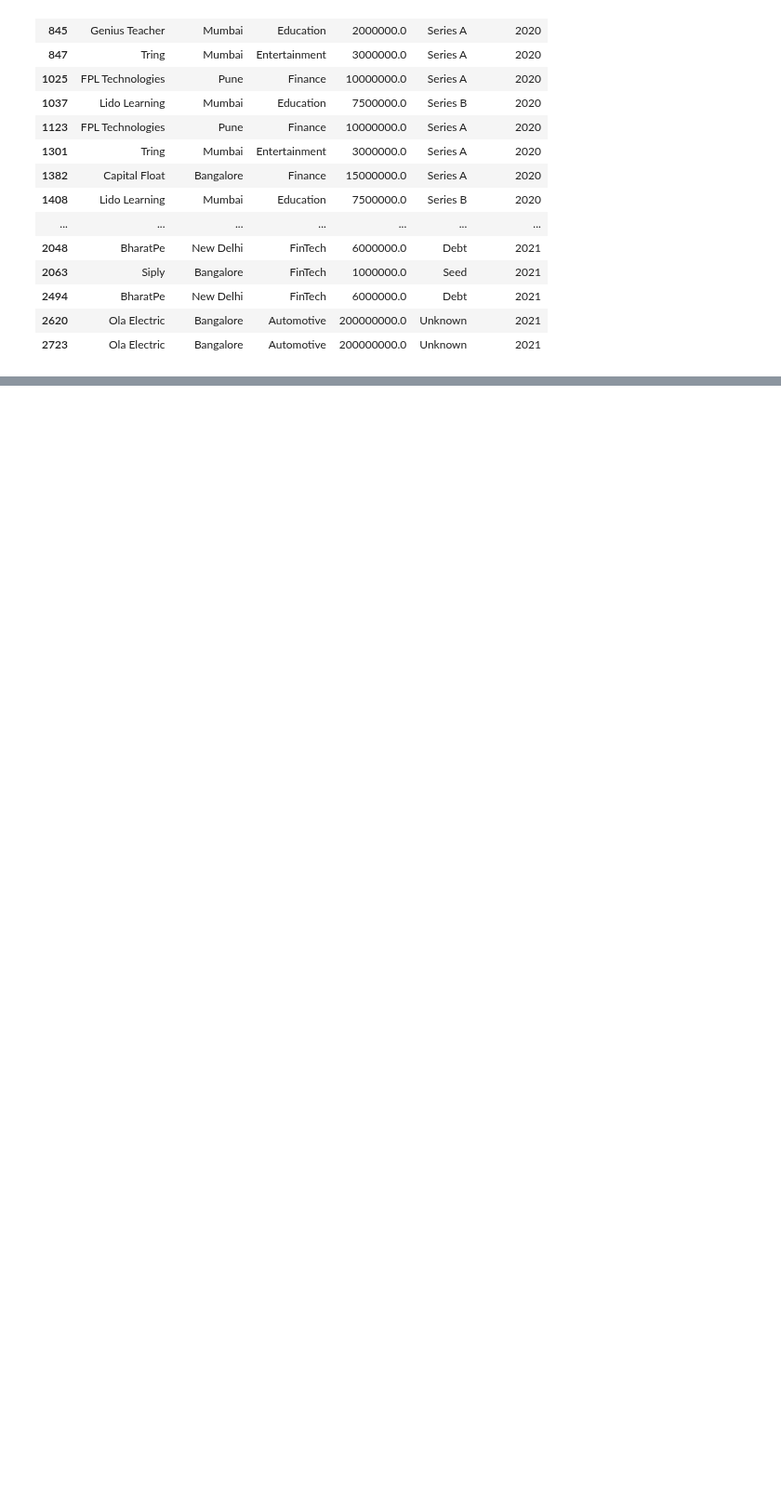
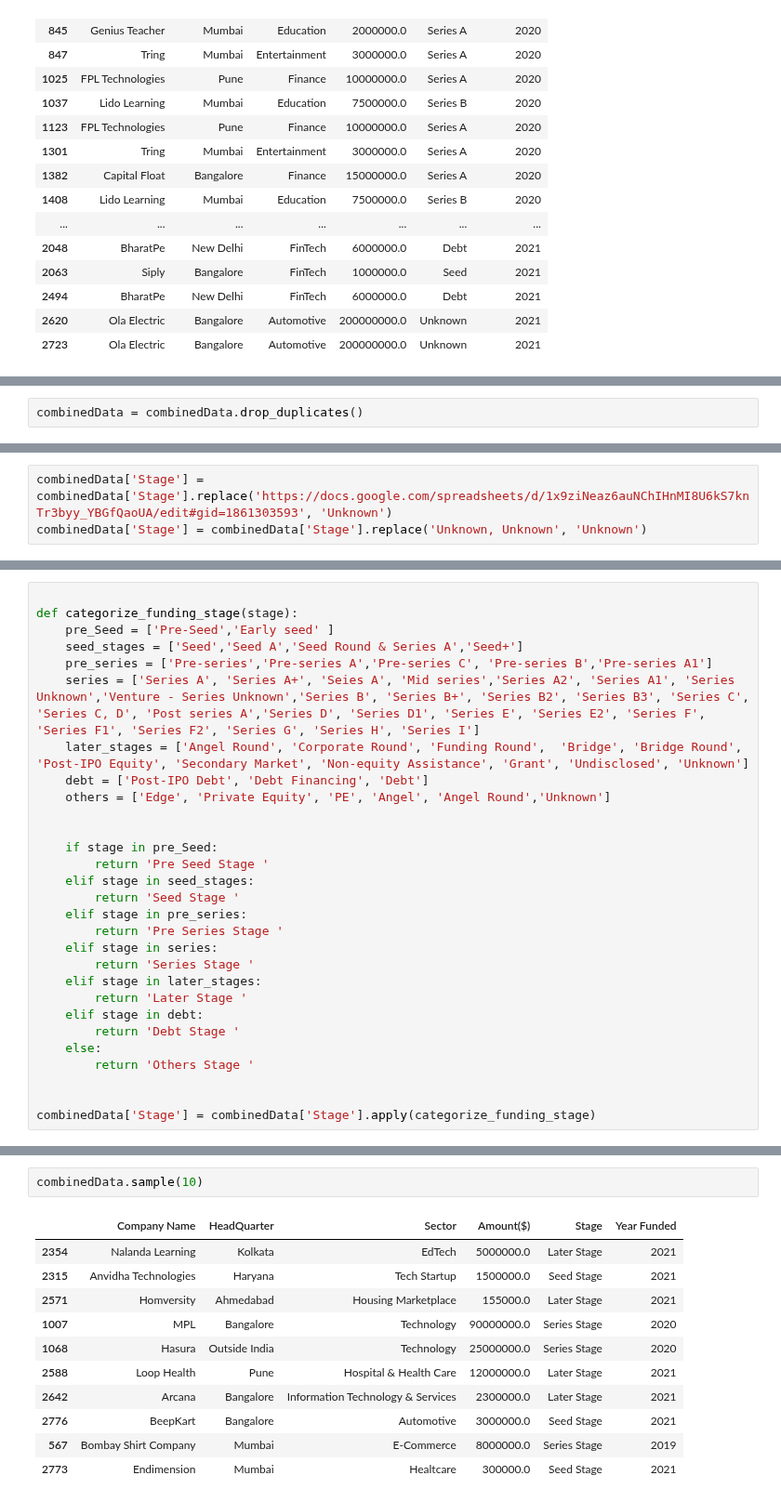
Before and after one commit to DelphinKdl/-Data-analysis-project-Data-Driven-Insights-for-Indian-Startup-Growth, a Jupyter notebook: India StartUp analysis 2018 -2021.ipynb, the cells around one changed output, grey strips where cells are left out. Shown at 93% size. Saved outputs shown, nothing was run; the diff lists cells and outputs as text; blank space fills up the shorter version.

Commit message:
clean the stage of combined data

```diff
--- a/India StartUp analysis 2018 -2021.ipynb
+++ b/India StartUp analysis 2018 -2021.ipynb
@@ -2351 +2324,3 @@ check_unique_value_in_column(combinedData,'Company Name')
+# %%
+combinedData = combinedData.drop_duplicates()
 # %%
@@ -2366,0 +2381,3 @@ Name: count, Length: 2214, dtype: int64
+# %%
+combinedData['Stage'] = combinedData['Stage'].replace('https://docs.google.com/spreadsheets/d/1x9ziNeaz6auNChIHnMI8U6kS7knTr3byy_YBGfQaoUA/edit#gid=1861303593', 'Unknown')
+combinedData['Stage'] = combinedData['Stage'].replace('Unknown, Unknown', 'Unknown')
@@ -2366,0 +2401,29 @@ Name: count, Length: 2214, dtype: int64
+# %%
+
+def categorize_funding_stage(stage):
+    pre_Seed = ['Pre-Seed','Early seed' ]
+    seed_stages = ['Seed','Seed A','Seed Round & Series A','Seed+']
+    pre_series = ['Pre-series','Pre-series A','Pre-series C', 'Pre-series B','Pre-series A1']
+    series = ['Series A', 'Series A+', 'Seies A', 'Mid series','Series A2', 'Series A1', 'Series Unknown','Venture - Series Unknown','Series B', 'Series B+', 'Series B2', 'Series B3', 'Series C', 'Series C, D', 'Post series A','Series D', 'Series D1', 'Series E', 'Series E2', 'Series F', 'Series F1', 'Series F2', 'Series G', 'Series H', 'Series I']
+    later_stages = ['Angel Round', 'Corporate Round', 'Funding Round',  'Bridge', 'Bridge Round',  'Post-IPO Equity', 'Secondary Market', 'Non-equity Assistance', 'Grant', 'Undisclosed', 'Unknown']
+    debt = ['Post-IPO Debt', 'Debt Financing', 'Debt']
+    others = ['Edge', 'Private Equity', 'PE', 'Angel', 'Angel Round','Unknown']
+
+
+    if stage in pre_Seed:
+        return 'Pre Seed Stage '
+    elif stage in seed_stages:
+        return 'Seed Stage '
+    elif stage in pre_series:
+        return 'Pre Series Stage '
+    elif stage in series:
+        return 'Series Stage '
+    elif stage in later_stages:
+        return 'Later Stage '
+    elif stage in debt:
+        return 'Debt Stage '
+    else:
+        return 'Others Stage '
+
+
+combinedData['Stage'] = combinedData['Stage'].apply(categorize_funding_stage)
@@ -2366,0 +2435,14 @@ Name: count, Length: 2214, dtype: int64
+# %%
+combinedData.sample(10)
+# %% [output]
+|  | Company Name | HeadQuarter | Sector | Amount($) | Stage | Year Funded |
+| 2354 | Nalanda Learning | Kolkata | EdTech | 5000000.0 | Later Stage | 2021 |
+| 2315 | Anvidha Technologies | Haryana | Tech Startup | 1500000.0 | Seed Stage | 2021 |
+| 2571 | Homversity | Ahmedabad | Housing Marketplace | 155000.0 | Later Stage | 2021 |
+| 1007 | MPL | Bangalore | Technology | 90000000.0 | Series Stage | 2020 |
+| 1068 | Hasura | Outside India | Technology | 25000000.0 | Series Stage | 2020 |
+| 2588 | Loop Health | Pune | Hospital & Health Care | 12000000.0 | Later Stage | 2021 |
+| 2642 | Arcana | Bangalore | Information Technology & Services | 2300000.0 | Later Stage | 2021 |
+| 2776 | BeepKart | Bangalore | Automotive | 3000000.0 | Seed Stage | 2021 |
+| 567 | Bombay Shirt Company | Mumbai | E-Commerce | 8000000.0 | Series Stage | 2019 |
+| 2773 | Endimension | Mumbai | Healtcare | 300000.0 | Seed Stage | 2021 |
```
Also changed, not shown: parts of 27 cells of this notebook.
